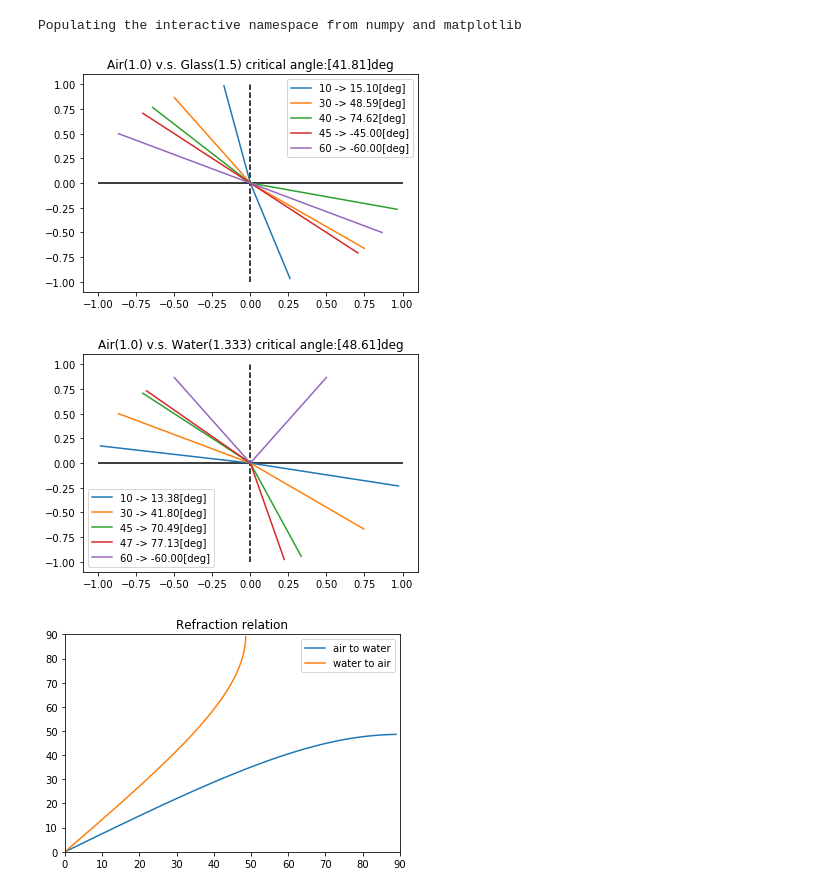
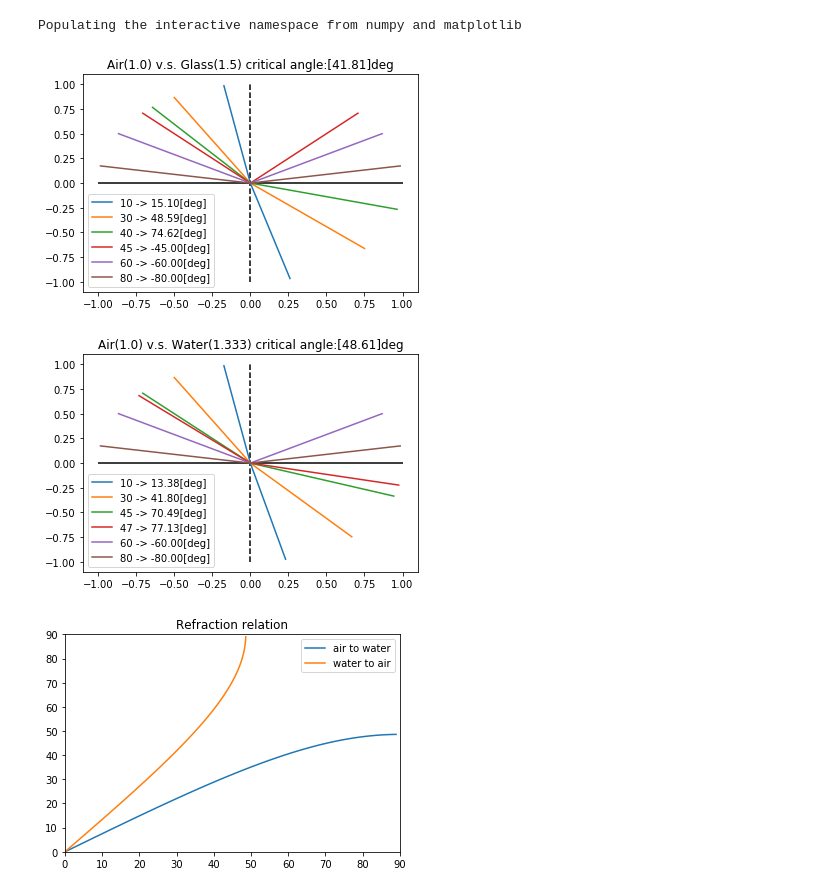
Before and after one commit to hono63/differential, a Jupyter notebook: Snell.ipynb, the cells around one changed output. Drawn from its saved outputs; the diff is of its cells as text; code cells hidden in the pictures.

```diff
--- a/Snell.ipynb
+++ b/Snell.ipynb
@@ -31,38 +31,40 @@ def snell_plot(n1, n2, deg1, plt):
         x = [-math.cos(r90 - rad1), 0, math.cos(r90 - rad2)]
         y = [math.sin(r90 - rad1), 0, -math.sin(r90 - rad2)]
     else:
-        rad2 = - rad2
-        x = [-math.cos(r90 - rad1), 0, math.cos(r90 - rad2)]
-        y = [math.sin(r90 - rad1), 0, -math.sin(r90 - rad2)]
+        ref = - rad2
+        x = [-math.cos(r90 - rad1), 0, math.cos(r90 - ref)]
+        y = [math.sin(r90 - rad1), 0, math.sin(r90 - ref)]
     deg2 = math.degrees(rad2)
     text = str(deg1) + " -> " + "{0:.2f}".format(deg2) + "[deg]"
     plt.plot(x, y, label=text)
 # %%
 snell_plot(AIR_N, GLASS_N, 10, plt)
 snell_plot(AIR_N, GLASS_N, 30, plt)
 snell_plot(AIR_N, GLASS_N, 40, plt)
 snell_plot(AIR_N, GLASS_N, 45, plt)
 snell_plot(AIR_N, GLASS_N, 60, plt)
+snell_plot(AIR_N, GLASS_N, 80, plt)
 plt.hlines([0], -1, 1)
 plt.vlines([0], -1, 1, linestyles="dashed")
 plt.legend()
 plt.title("Air(1.0) v.s. Glass(1.5) critical angle:[{0:.2f}]deg".format(math.degrees(math.asin(AIR_N/GLASS_N))))
 plt.show()
 # %% [output]
-[figure, old version]
+[figure, new version]
 # %%
 snell_plot(AIR_N, WATER_N, 10, plt)
 snell_plot(AIR_N, WATER_N, 30, plt)
 snell_plot(AIR_N, WATER_N, 45, plt)
 snell_plot(AIR_N, WATER_N, 47, plt)
 snell_plot(AIR_N, WATER_N, 60, plt)
+snell_plot(AIR_N, WATER_N, 80, plt)
 plt.hlines([0], -1, 1)
 plt.vlines([0], -1, 1, linestyles="dashed")
 plt.legend()
 plt.title("Air(1.0) v.s. Water(1.333) critical angle:[{0:.2f}]deg".format(math.degrees(math.asin(AIR_N/WATER_N))))
 plt.show()
 # %% [output]
-[figure, old version]
+[figure, new version]
 # %%
 Incidence = []
 Refraction= []
```
Also changed, not shown: 1 other file.
